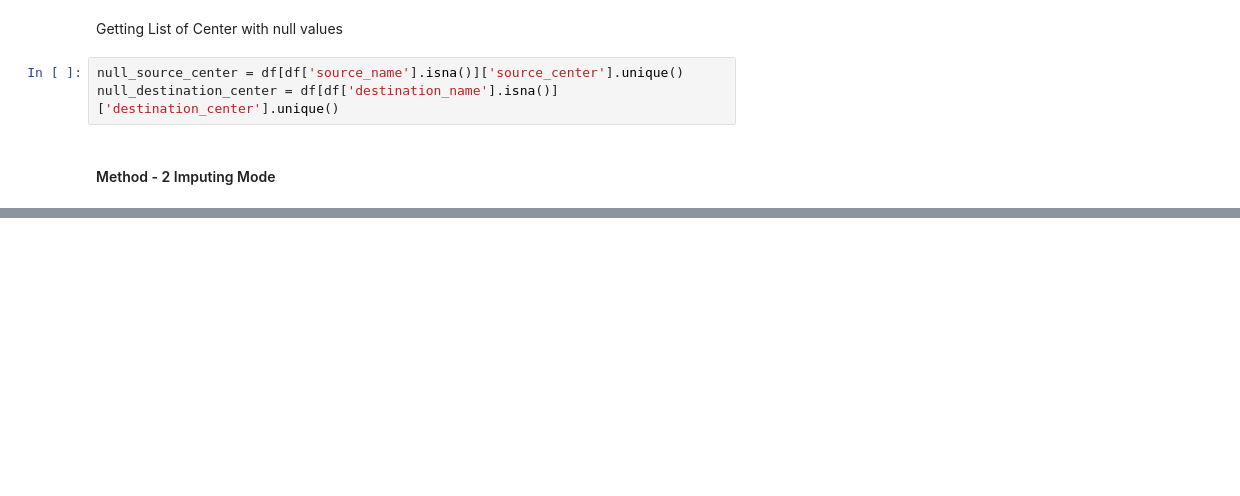
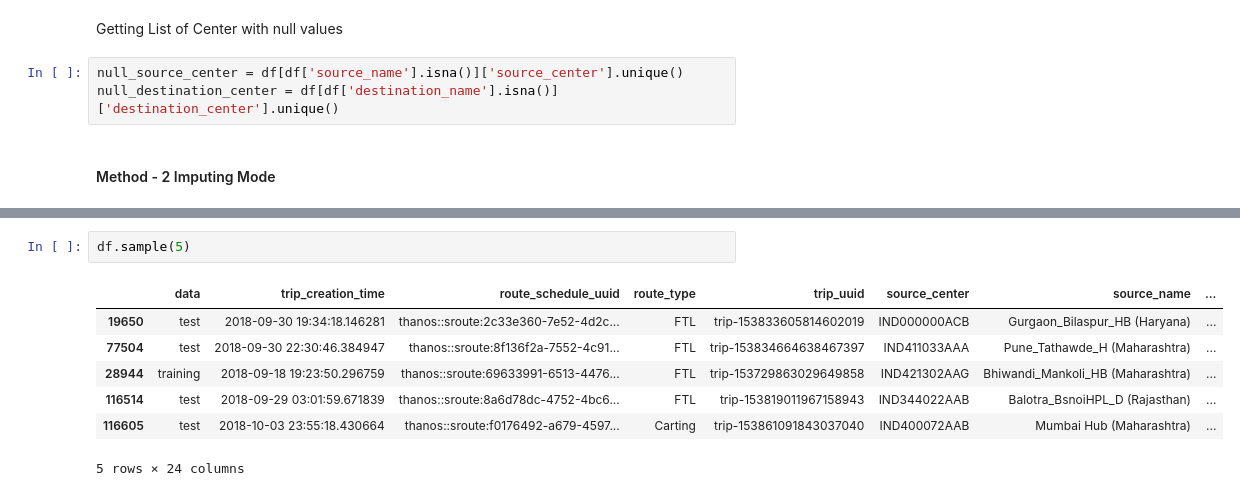
Before and after one commit to charles-owo/supply_chain_feature_engineering_analytics, a Jupyter notebook: supply_chain_service_feature_engineering.ipynb, the cells around one changed output, grey strips where cells are left out. Drawn from its saved outputs; the diff is of its cells as text; blank space fills up the shorter version.

```diff
--- a/supply_chain_service_feature_engineering.ipynb
+++ b/supply_chain_service_feature_engineering.ipynb
@@ -261,0 +183,10 @@ dtype: int64
+# %%
+df.sample(5)
+# %% [output]
+|  | data | trip_creation_time | route_schedule_uuid | route_type | trip_uuid | source_center | source_name | ... |
+| 19650 | test | 2018-09-30 19:34:18.146281 | thanos::sroute:2c33e360-7e52-4d2c... | FTL | trip-153833605814602019 | IND000000ACB | Gurgaon_Bilaspur_HB (Haryana) | ... |
+| 77504 | test | 2018-09-30 22:30:46.384947 | thanos::sroute:8f136f2a-7552-4c91... | FTL | trip-153834664638467397 | IND411033AAA | Pune_Tathawde_H (Maharashtra) | ... |
+| 28944 | training | 2018-09-18 19:23:50.296759 | thanos::sroute:69633991-6513-4476... | FTL | trip-153729863029649858 | IND421302AAG | Bhiwandi_Mankoli_HB (Maharashtra) | ... |
+| 116514 | test | 2018-09-29 03:01:59.671839 | thanos::sroute:8a6d78dc-4752-4bc6... | FTL | trip-153819011967158943 | IND344022AAB | Balotra_BsnoiHPL_D (Rajasthan) | ... |
+| 116605 | test | 2018-10-03 23:55:18.430664 | thanos::sroute:f0176492-a679-4597... | Carting | trip-153861091843037040 | IND400072AAB | Mumbai Hub (Maharashtra) | ... |
+5 rows × 24 columns
```
Also changed, not shown: parts of 38 cells of this notebook.
